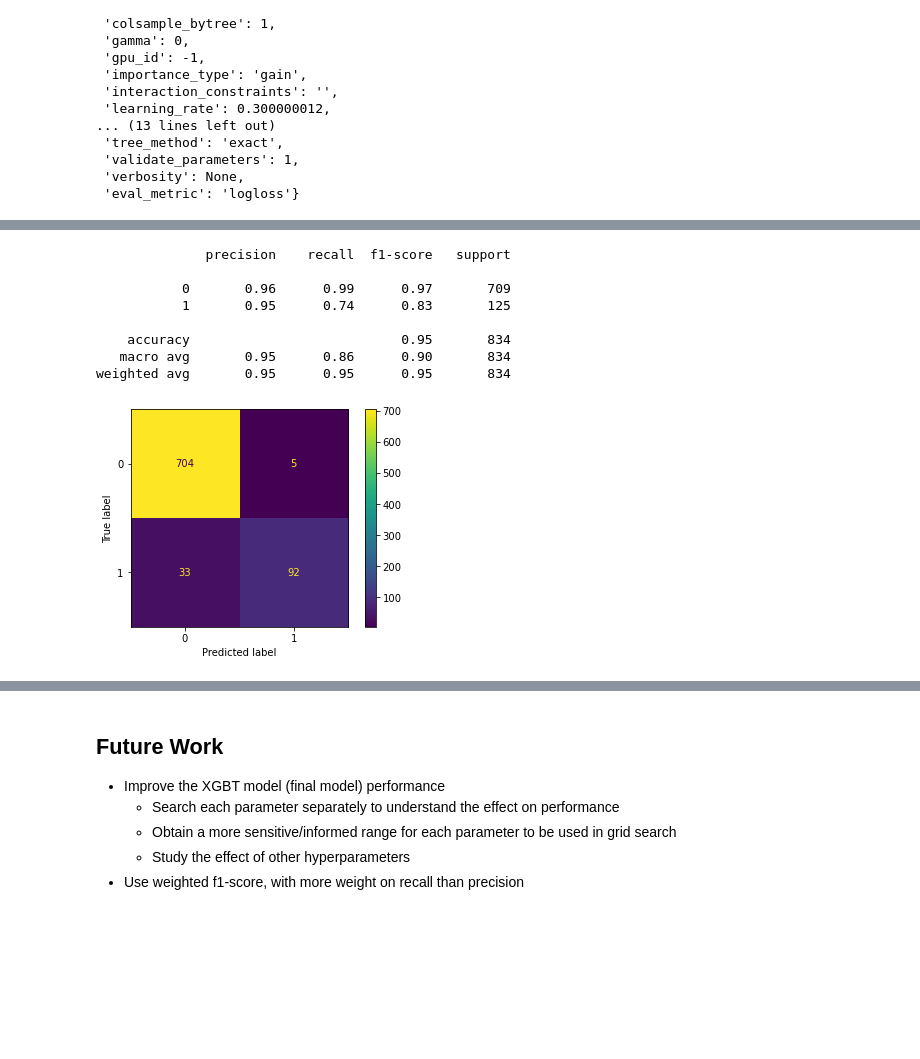
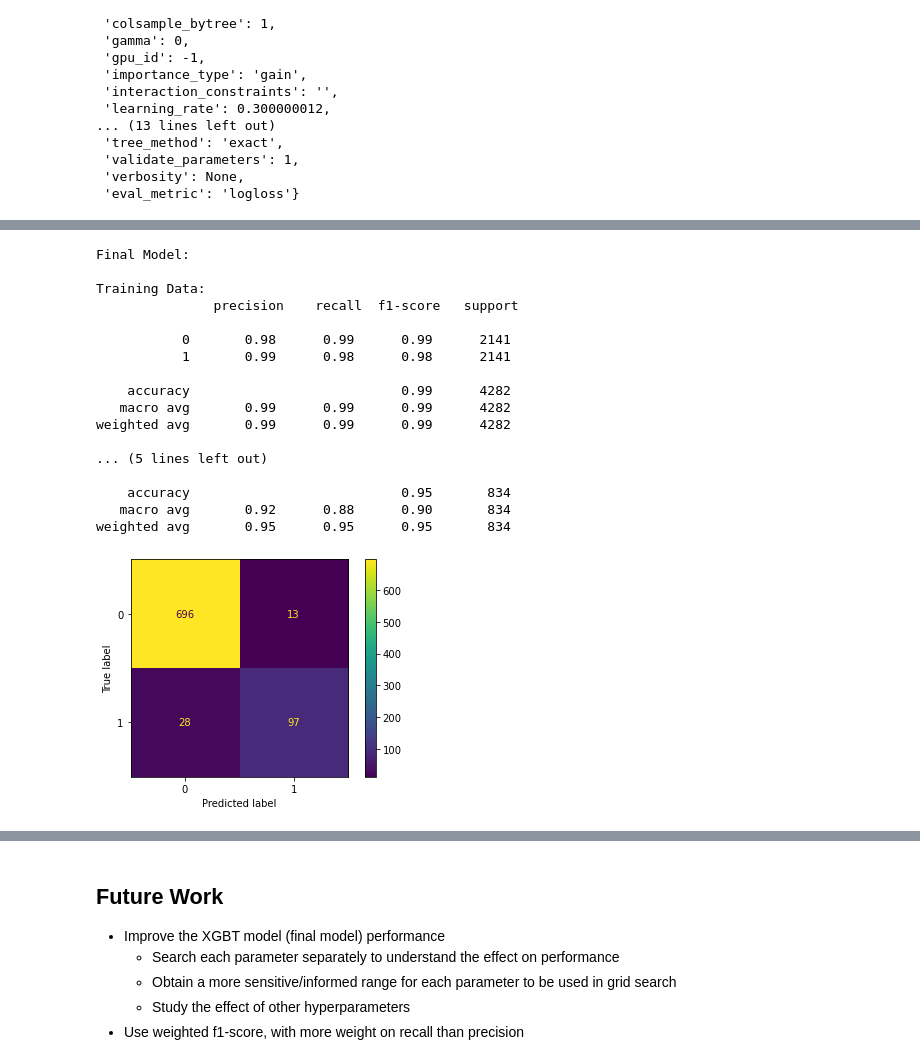
Before and after one commit to kamileyagci/dsc-phase-3-project, a Jupyter notebook: student.ipynb, the cells around one changed output, grey strips where cells are left out. Drawn from its saved outputs; the diff is of its cells as text; code cells hidden in the pictures; blank space fills up the shorter version.

```diff
--- a/student.ipynb
+++ b/student.ipynb
@@ -671,17 +727,20 @@ Default parameters:
 rf_param_grid = {
     'n_estimators': [10, 30, 100],
     'criterion': ['gini', 'entropy'],
-    'max_depth': [None, 2, 4, 6, 8, 10],
+    'max_depth': [2, 3, 4, 5, 6],
     'min_samples_split': [2, 3, 4, 5, 6],
     #'min_samples_leaf': [3, 6],
     'max_features': [4, 5, 6, 7, 8]
 }
 
 rf_gs = GridSearchCV(rf, rf_param_grid, cv=5, scoring='f1')
-rf_gs.fit(X_train_scaled, y_train)
+rf_gs.fit(X_train_scaled_resampled, y_train_resampled)
 
-score_rf_gs = rf_gs.score(X_test_scaled, y_test)
-print('f1-score on test data:', score_rf_gs)
+#score_rf_gs = rf_gs.score(X_test_scaled, y_test)
+#print('f1-score on test data:', score_rf_gs)
 
+print('Parameter Tuning Results:\n')
 print("Best Parameter Combination:", rf_gs.best_params_)
+print('Training Data:\n', classification_report(y_train_resampled, rf_gs.predict(X_train_scaled_resampled)))
+print('Testing Data:\n', classification_report(y_test, rf_gs.predict(X_test_scaled)))
 # %% [output]
@@ -697,10 +772,10 @@ from xgboost import XGBClassifier
 import xgboost as xgb
 
 xgb = XGBClassifier(random_state=42, eval_metric='logloss') #'logloss' is default, but specified to stop warning
-xgb.fit(X_train_scaled, y_train)
-#xgb.fit(X_train_scaled_resampled, y_train_resampled)
+#xgb.fit(X_train_scaled, y_train)
+xgb.fit(X_train_scaled_resampled, y_train_resampled)
 
-print('Training Data:\n', classification_report(y_train, xgb.predict(X_train_scaled)))
+print('Training Data:\n', classification_report(y_train_resampled, xgb.predict(X_train_scaled_resampled)))
 print('Testing Data:\n', classification_report(y_test, xgb.predict(X_test_scaled)))
 # %% [output]
 Training Data:
@@ -754,17 +829,20 @@ from sklearn.model_selection import GridSearchCV
 
 xgb_param_grid = {
     'learning_rate': [0.1, 0.2],
-    'max_depth': [None, 2, 4, 6, 8, 10],
+    'max_depth': [2, 3, 4, 5, 6],
     'min_child_weight': [1, 2],
     'subsample': [0.5, 0.7],
     'n_estimators': [30, 100],
 }
 
 xgb_gs = GridSearchCV(xgb, xgb_param_grid, cv=5, scoring='f1')
-xgb_gs.fit(X_train_scaled, y_train)
+xgb_gs.fit(X_train_scaled_resampled, y_train_resampled)
 
-score_xgb_gs = xgb_gs.score(X_test_scaled, y_test)
-print('f1-score on test data:', score_xgb_gs)
+#score_xgb_gs = xgb_gs.score(X_test_scaled, y_test)
+#print('f1-score on test data:', score_xgb_gs)
 
+print('Parameter Tuning Results:\n')
 print("Best Parameter Combination:", xgb_gs.best_params_)
+print('Training Data:\n', classification_report(y_train_resampled, xgb_gs.predict(X_train_scaled_resampled)))
+print('Testing Data:\n', classification_report(y_test, xgb_gs.predict(X_test_scaled)))
 # %% [output]
@@ -922,17 +1063,36 @@ I choose the XGBoost model as my final model.
+# %%
+# Instantiate and fit Final Model
+
+xgb_final = XGBClassifier(learning_rate=0.1, max_depth=5, min_child_weight=1, n_estimators=100, \
+                         subsample=0.7, random_state=42, eval_metric='logloss')
+
+xgb_final.fit(X_train_scaled_resampled, y_train_resampled)
+
+print('Final Model:\n')
+print('Training Data:\n', classification_report(y_train_resampled, xgb_final.predict(X_train_scaled_resampled)))
+print('Testing Data:\n', classification_report(y_test, xgb_final.predict(X_test_scaled)))
+# %% [output]
+Final Model:
+
+Training Data:
+               precision    recall  f1-score   support
+
+           0       0.98      0.99      0.99      2141
+           1       0.99      0.98      0.98      2141
+
+    accuracy                           0.99      4282
+   macro avg       0.99      0.99      0.99      4282
+weighted avg       0.99      0.99      0.99      4282
+
+... (5 lines left out)
+
+    accuracy                           0.95       834
+   macro avg       0.92      0.88      0.90       834
+weighted avg       0.95      0.95      0.95       834
 # %%
-xgb_best.fit(X_train_scaled, y_train)
+# Confusion Matrix on Test Data
 
-print(classification_report(y_test, xgb_best.predict(X_test_scaled)))
-
-plot_confusion_matrix(xgb_best, X_test_scaled, y_test)
+plot_confusion_matrix(xgb_final, X_test_scaled, y_test)
 plt.savefig('images/confusion_matrix_XGB.png')
 # %% [output]
-              precision    recall  f1-score   support
-
-           0       0.96      0.99      0.97       709
-           1       0.95      0.74      0.83       125
-
-    accuracy                           0.95       834
-   macro avg       0.95      0.86      0.90       834
-weighted avg       0.95      0.95      0.95       834
-[figure, old version]
+[figure, new version]
```
Also changed, not shown: parts of 35 cells of this notebook, 17 other files.
